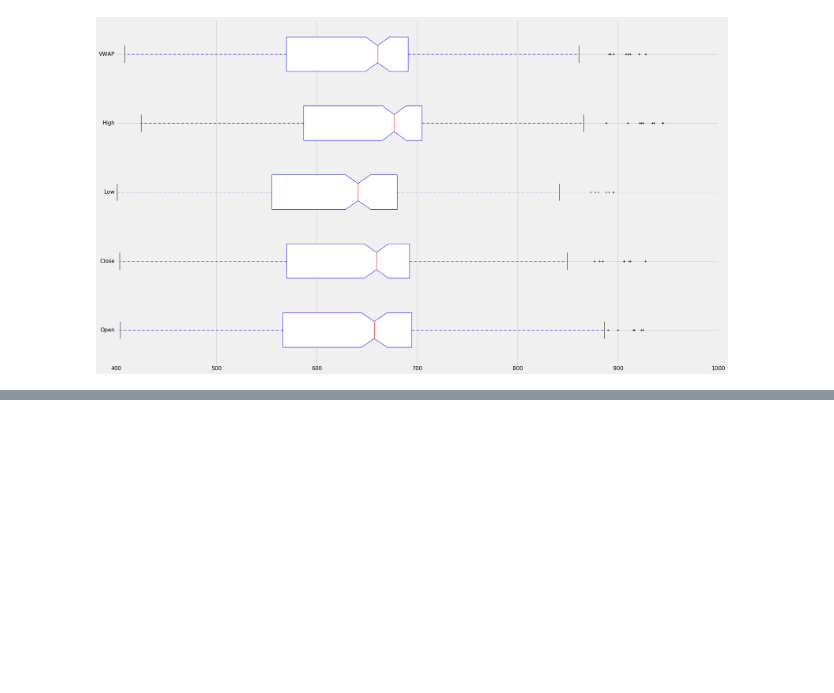
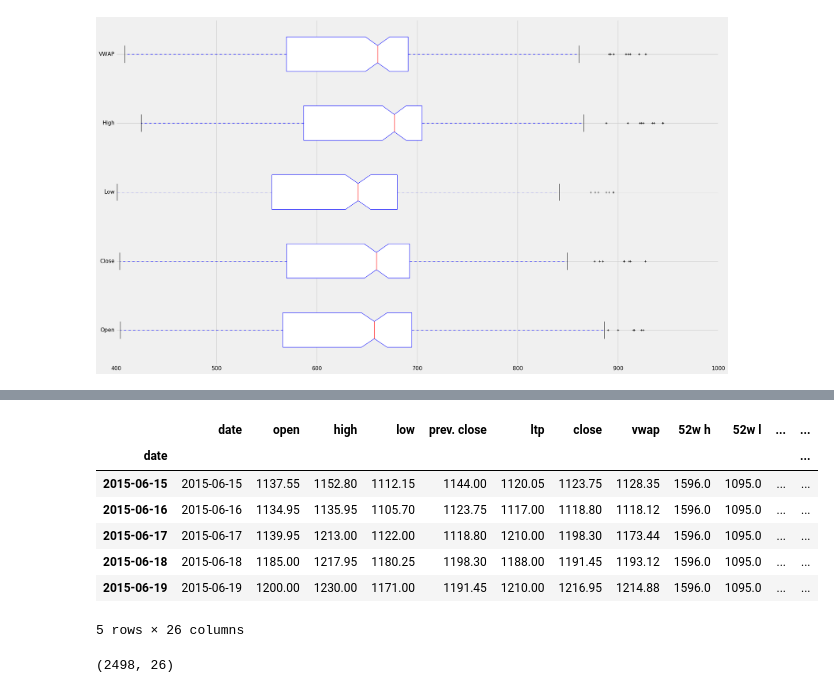
Before and after one commit to shrikant-DS/Predicting_stock_market_equity, a Jupyter notebook: predicting_price.ipynb, the cells around one changed output, grey strips where cells are left out. Saved outputs shown, nothing was run; the diff lists cells and outputs as text; code cells hidden in the pictures; blank space fills up the shorter version.

```diff
--- a/predicting_price.ipynb
+++ b/predicting_price.ipynb
@@ -504,0 +550,15 @@ plt.show()
+# %%
+df.reset_index(drop=True, inplace=True)
+lag_features = ['open', 'high', 'low', 'vwap']
+window1 = 3
+window2 = 7
+
+df_rolled_3d = df[lag_features].rolling(window= window1, min_periods=0)
+df_mean_3d = df_rolled_3d.mean().shift(1).reset_index().astype(float)
+
+df_rolled_7d = df[lag_features].rolling(window= window2, min_periods=0)
+df_std_7d = df_rolled_7d.std().shift(1).reset_index().astype(float)
+
+for i in lag_features:
+    df[f'{i}_mean_lag{window1}'] = df_mean_3d[i].astype(float)
+    df[f'{i}_std_lag{window2}'] = df_std_7d[i].astype(float)
@@ -504,0 +575,18 @@ plt.show()
+# %%
+df.fillna(df.select_dtypes(include=['float','int']).mean(), inplace=True)
+# %%
+df.set_index('date', drop= False, inplace=True)
+df.head()
+# %% [output]
+|  | date | open | high | low | prev. close | ltp | close | vwap | 52w h | 52w l | ... | ... |
+| date |  |  |  |  |  |  |  |  |  |  |  | ... |
+| 2015-06-15 | 2015-06-15 | 1137.55 | 1152.80 | 1112.15 | 1144.00 | 1120.05 | 1123.75 | 1128.35 | 1596.0 | 1095.0 | ... | ... |
+| 2015-06-16 | 2015-06-16 | 1134.95 | 1135.95 | 1105.70 | 1123.75 | 1117.00 | 1118.80 | 1118.12 | 1596.0 | 1095.0 | ... | ... |
+| 2015-06-17 | 2015-06-17 | 1139.95 | 1213.00 | 1122.00 | 1118.80 | 1210.00 | 1198.30 | 1173.44 | 1596.0 | 1095.0 | ... | ... |
+| 2015-06-18 | 2015-06-18 | 1185.00 | 1217.95 | 1180.25 | 1198.30 | 1188.00 | 1191.45 | 1193.12 | 1596.0 | 1095.0 | ... | ... |
+| 2015-06-19 | 2015-06-19 | 1200.00 | 1230.00 | 1171.00 | 1191.45 | 1210.00 | 1216.95 | 1214.88 | 1596.0 | 1095.0 | ... | ... |
+5 rows × 26 columns
+# %%
+df.shape
+# %% [output]
+(2498, 26)
```
Also changed, not shown: parts of 21 cells of this notebook.
